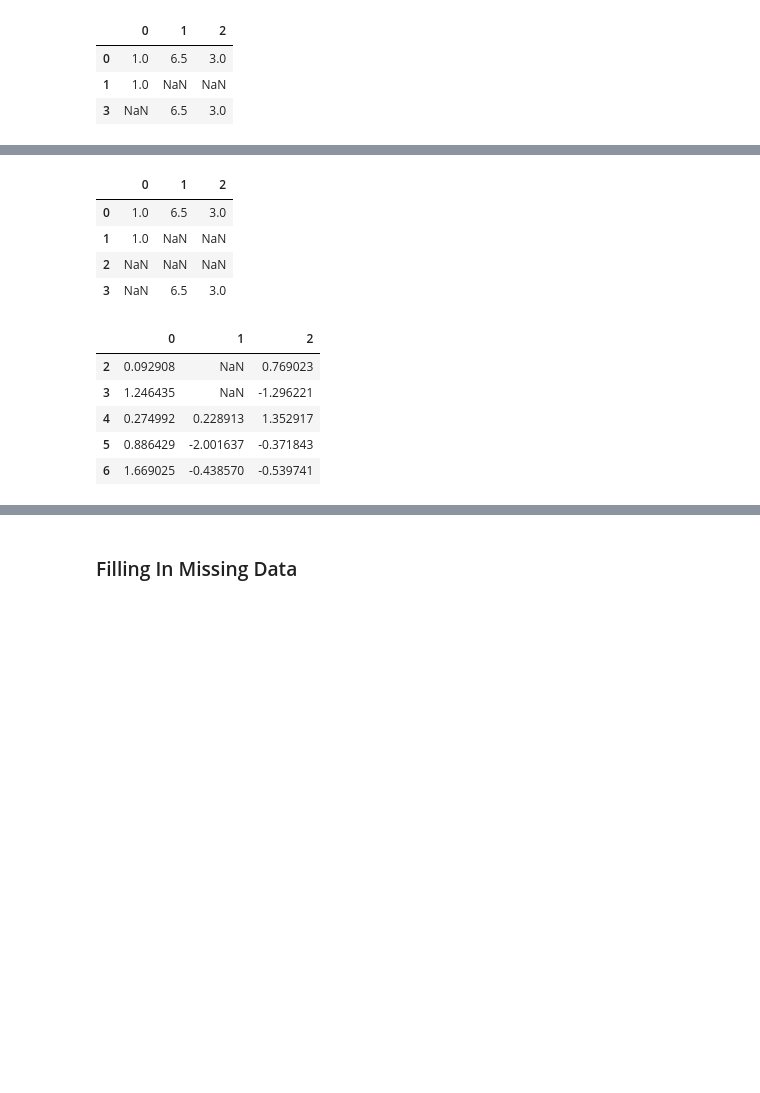
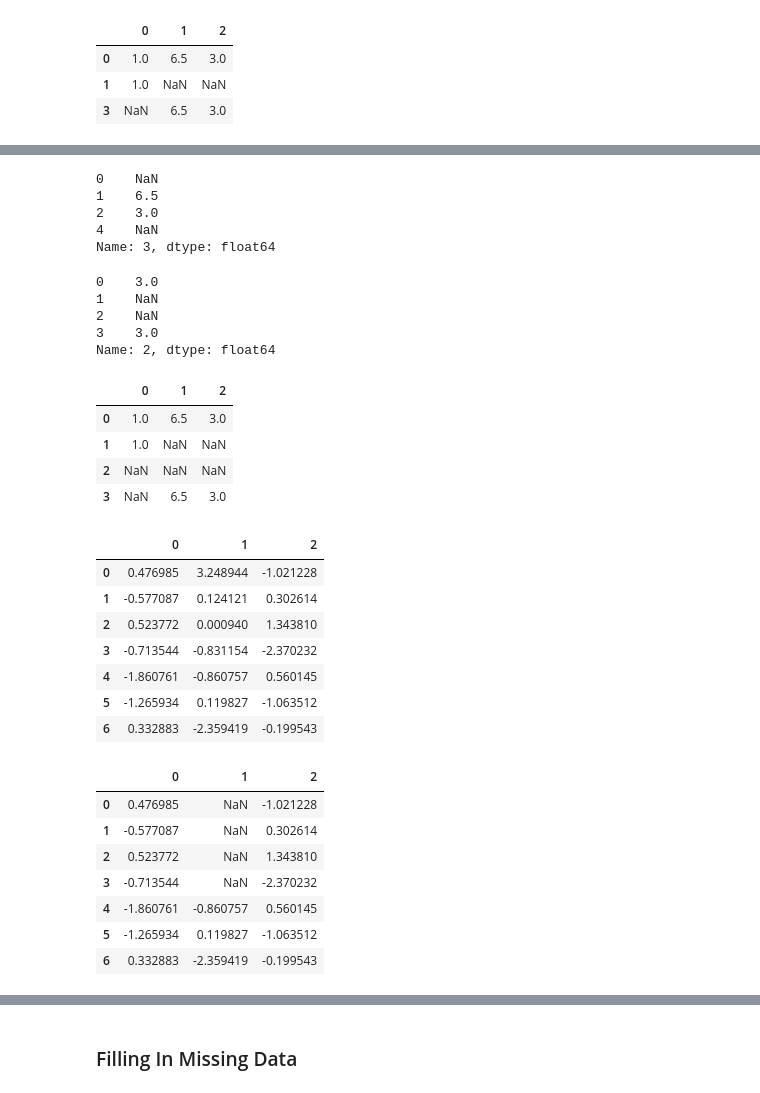
Before and after one commit to blockchain99/data_analysis, a Jupyter notebook: ch07-Copy1.ipynb, the cells around one changed output, grey strips where cells are left out. Cells and saved outputs as stored; diff of their text form; code cells hidden in the pictures; blank space fills up the shorter version.

```diff
--- a/ch07-Copy1.ipynb
+++ b/ch07-Copy1.ipynb
@@ -85 +172,17 @@ data.dropna(how='all')
+# %%
+data.loc[3]
+# %% [output]
+0    NaN
+1    6.5
+2    3.0
+4    NaN
+Name: 3, dtype: float64
+# %%
+data.loc[:,2]
+# %% [output]
+0    3.0
+1    NaN
+2    NaN
+3    3.0
+Name: 2, dtype: float64
 # %%
@@ -94,15 +195,25 @@ data.dropna(axis=1, how='all')
 | 3 | NaN | 6.5 | 3.0 |
 # %%
 df = pd.DataFrame(np.random.randn(7, 3))
-df.iloc[:4, 1] = NA
-df.iloc[:2, 2] = NA
 df
-df.dropna()
-df.dropna(thresh=2)
 # %% [output]
 |  | 0 | 1 | 2 |
-| 2 | 0.092908 | NaN | 0.769023 |
-| 3 | 1.246435 | NaN | -1.296221 |
-| 4 | 0.274992 | 0.228913 | 1.352917 |
-| 5 | 0.886429 | -2.001637 | -0.371843 |
-| 6 | 1.669025 | -0.438570 | -0.539741 |
+| 0 | 0.476985 | 3.248944 | -1.021228 |
+| 1 | -0.577087 | 0.124121 | 0.302614 |
+| 2 | 0.523772 | 0.000940 | 1.343810 |
+| 3 | -0.713544 | -0.831154 | -2.370232 |
+| 4 | -1.860761 | -0.860757 | 0.560145 |
+| 5 | -1.265934 | 0.119827 | -1.063512 |
+| 6 | 0.332883 | -2.359419 | -0.199543 |
+# %%
+df.iloc[:4, 1] = NA
+df
+# %% [output]
+|  | 0 | 1 | 2 |
+| 0 | 0.476985 | NaN | -1.021228 |
+| 1 | -0.577087 | NaN | 0.302614 |
+| 2 | 0.523772 | NaN | 1.343810 |
+| 3 | -0.713544 | NaN | -2.370232 |
+| 4 | -1.860761 | -0.860757 | 0.560145 |
+| 5 | -1.265934 | 0.119827 | -1.063512 |
+| 6 | 0.332883 | -2.359419 | -0.199543 |
```
Also changed, not shown: parts of 30 cells of this notebook, 8 other files.
